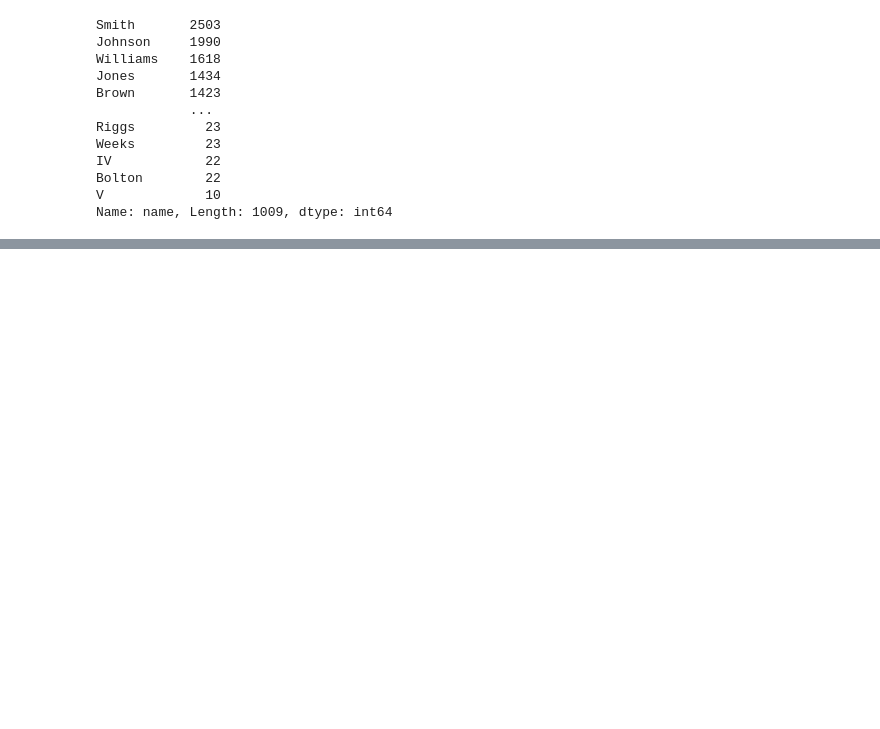
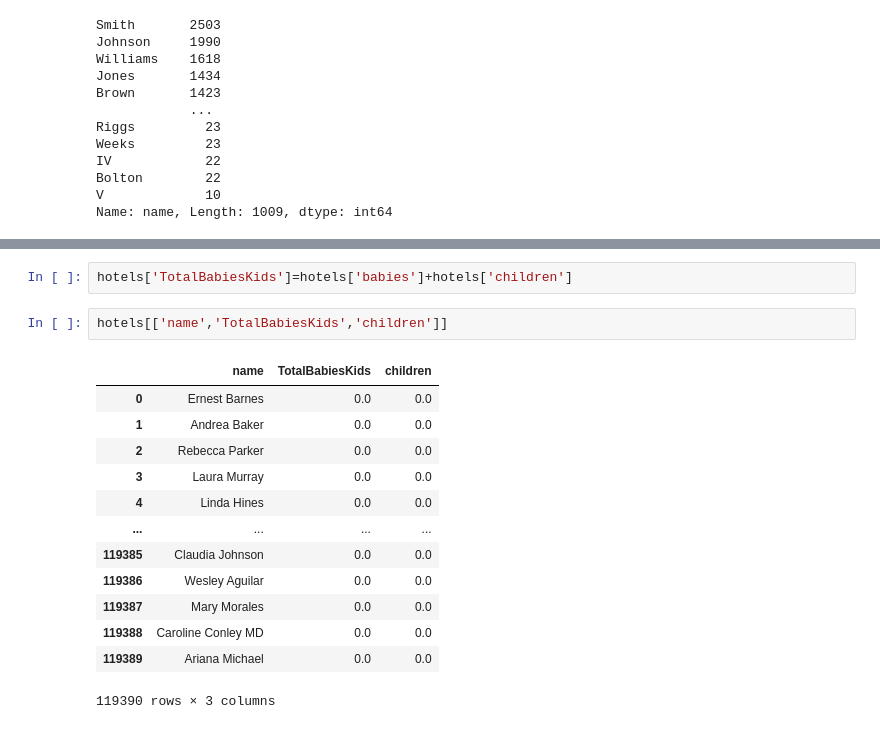
Before and after one commit to kellyjj/pythonMLClass, a Jupyter notebook: lesson5Excercise.ipynb, the cells around one changed output, grey strips where cells are left out. Saved outputs shown, nothing was run; the diff lists cells and outputs as text; blank space fills up the shorter version.

```diff
--- a/lesson5Excercise.ipynb
+++ b/lesson5Excercise.ipynb
@@ -167,0 +189,18 @@ Name: name, Length: 1009, dtype: int64
+# %%
+hotels['TotalBabiesKids']=hotels['babies']+hotels['children']
+# %%
+hotels[['name','TotalBabiesKids','children']]
+# %% [output]
+|  | name | TotalBabiesKids | children |
+| 0 | Ernest Barnes | 0.0 | 0.0 |
+| 1 | Andrea Baker | 0.0 | 0.0 |
+| 2 | Rebecca Parker | 0.0 | 0.0 |
+| 3 | Laura Murray | 0.0 | 0.0 |
+| 4 | Linda Hines | 0.0 | 0.0 |
+| ... | ... | ... | ... |
+| 119385 | Claudia Johnson | 0.0 | 0.0 |
+| 119386 | Wesley Aguilar | 0.0 | 0.0 |
+| 119387 | Mary Morales | 0.0 | 0.0 |
+| 119388 | Caroline Conley MD | 0.0 | 0.0 |
+| 119389 | Ariana Michael | 0.0 | 0.0 |
+119390 rows × 3 columns
```
Also changed, not shown: parts of 7 cells of this notebook.
